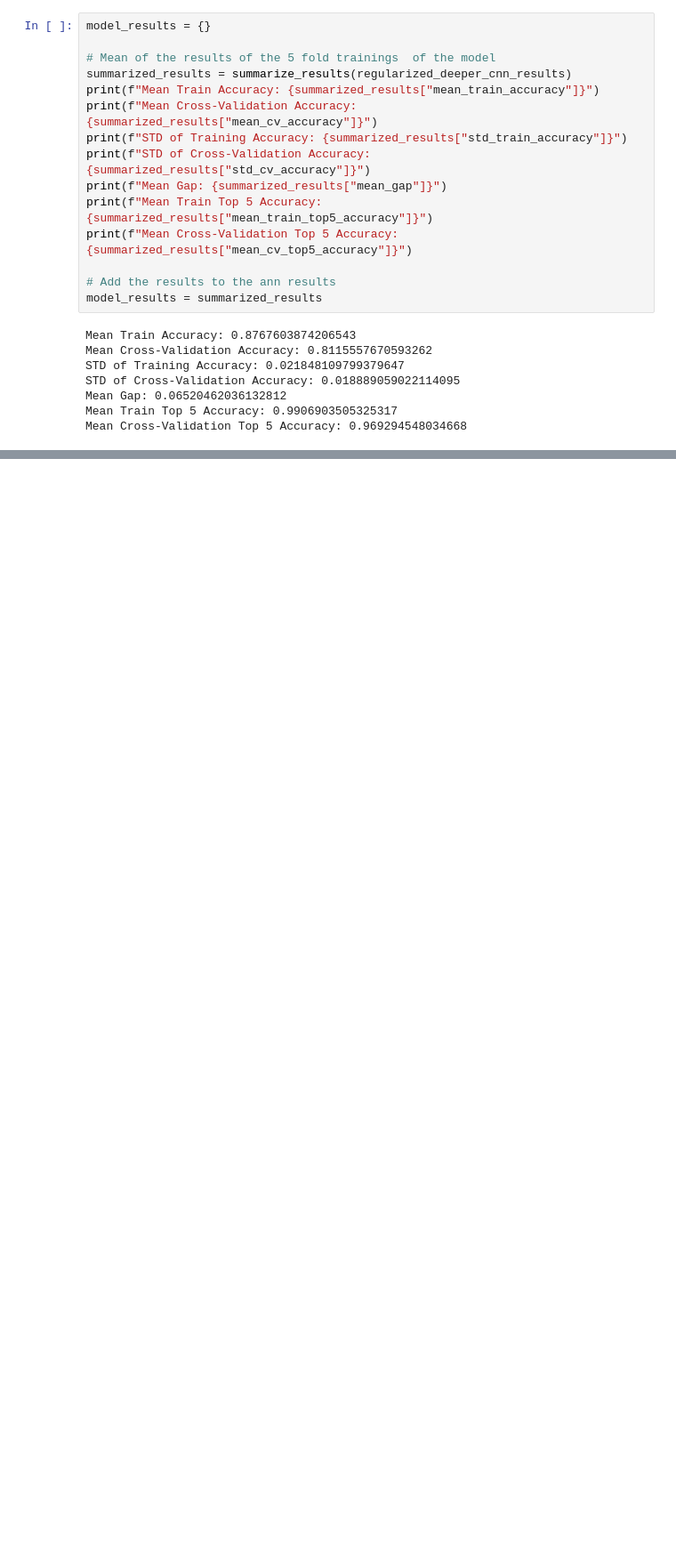
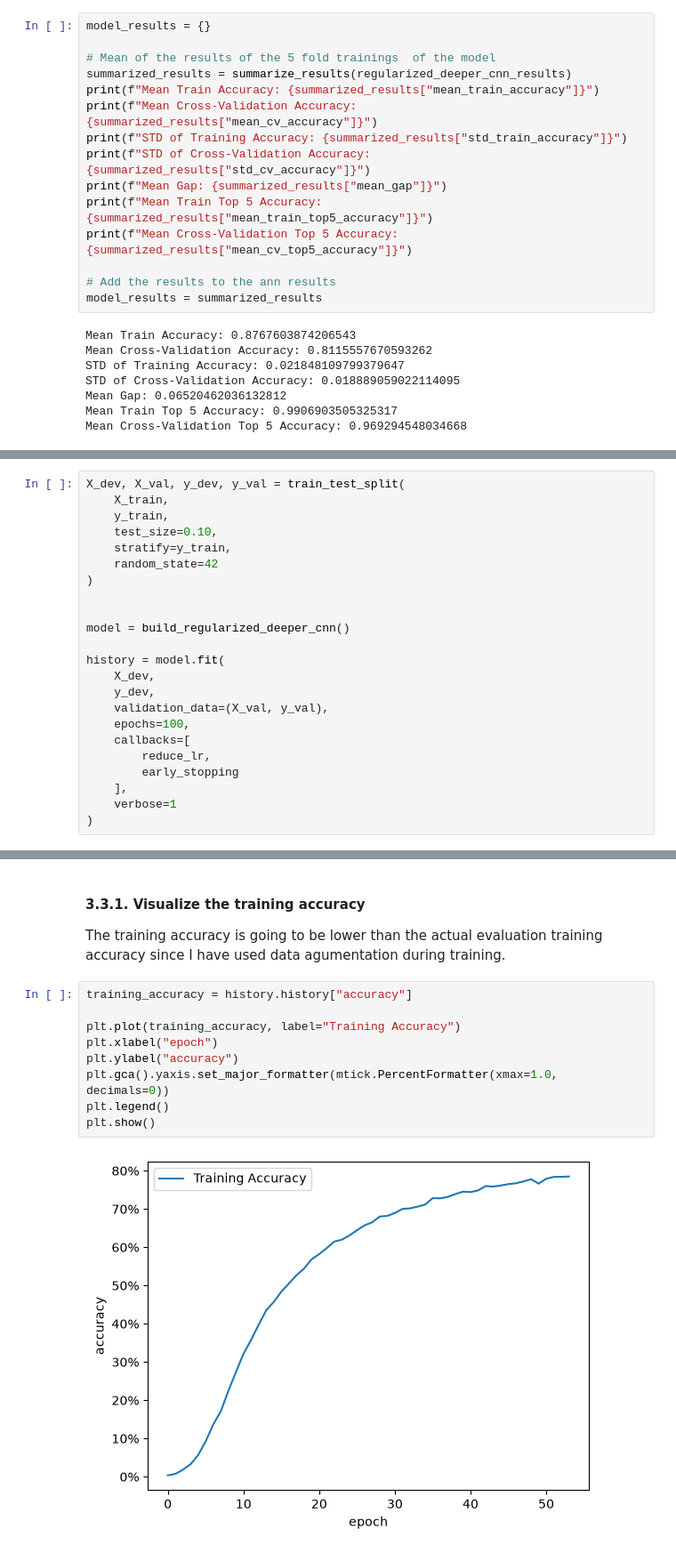
Before and after one commit to Wedi-Nachew/Geez-OCR, a Jupyter notebook: geez_ocr.ipynb, the cells around one changed output, grey strips where cells are left out. Shown at 89% size. Drawn from its saved outputs; the diff is of its cells as text; blank space fills up the shorter version.

Commit message:
Train and evaluate the final model
- Train a final model
- Evaluate its perfromance on the test data
- Save the final model

```diff
--- a/geez_ocr.ipynb
+++ b/geez_ocr.ipynb
@@ -174,0 +184,23 @@ Mean Cross-Validation Top 5 Accuracy: 0.969294548034668
+# %%
+X_dev, X_val, y_dev, y_val = train_test_split(
+    X_train,
+    y_train,
+    test_size=0.10,
+    stratify=y_train,
+    random_state=42
+)
+
+
+model = build_regularized_deeper_cnn()
+
+history = model.fit(
+    X_dev,
+    y_dev,
+    validation_data=(X_val, y_val),
+    epochs=100,
+    callbacks=[
+        reduce_lr,
+        early_stopping
+    ],
+    verbose=1
+)
@@ -174,0 +259,14 @@ Mean Cross-Validation Top 5 Accuracy: 0.969294548034668
+# %% [markdown]
+#### 3.3.1. Visualize the training accuracy
+The training accuracy is going to be lower than the actual evaluation training accuracy since I have used data agumentation during training.
+# %%
+training_accuracy = history.history["accuracy"]
+
+plt.plot(training_accuracy, label="Training Accuracy")
+plt.xlabel("epoch")
+plt.ylabel("accuracy")
+plt.gca().yaxis.set_major_formatter(mtick.PercentFormatter(xmax=1.0, decimals=0))
+plt.legend()
+plt.show()
+# %% [output]
+[figure, added]
```
Also changed, not shown: parts of 41 cells of this notebook, 2 other files.
